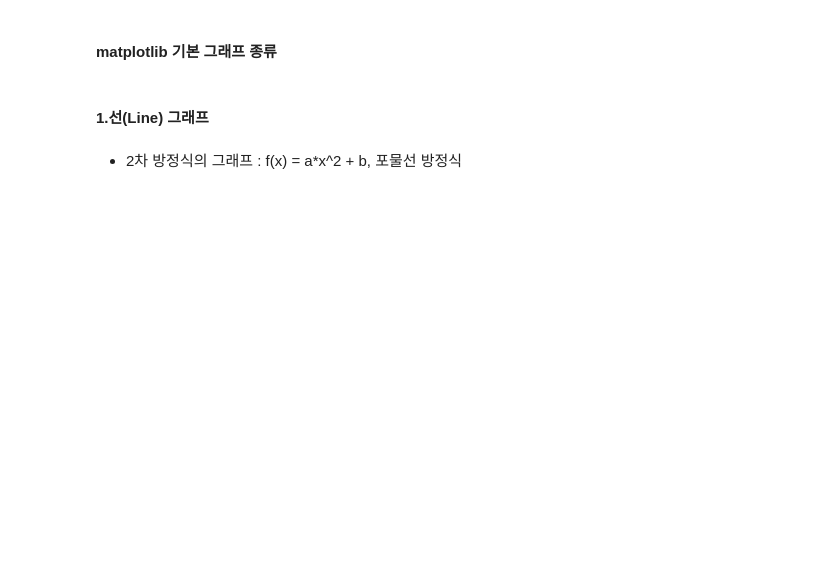
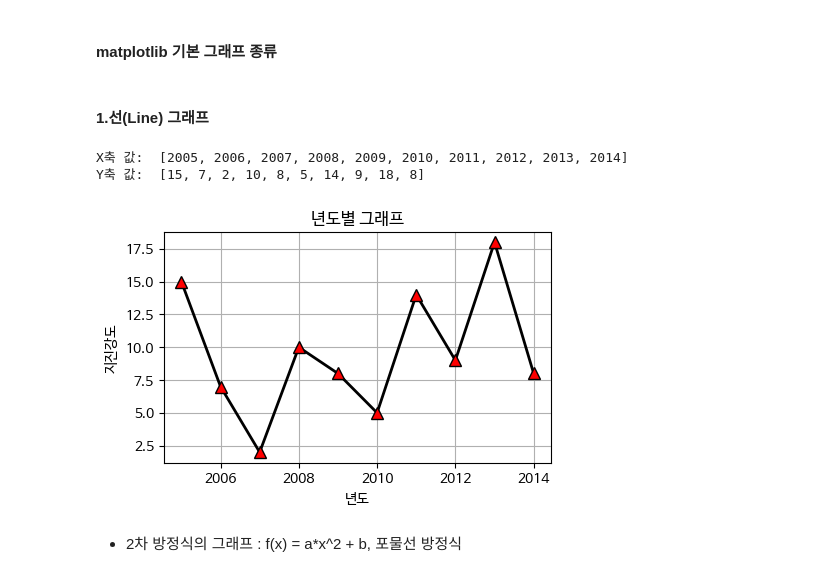
Before and after one commit to HYLee810/projectmanager, a Jupyter notebook: 2_데이터분석_02_라이브러리_실습.ipynb, the cells around one changed output. Saved outputs shown, nothing was run; the diff lists cells and outputs as text; code cells hidden in the pictures; blank space fills up the shorter version.

```diff
--- a/2_데이터분석_02_라이브러리_실습.ipynb
+++ b/2_데이터분석_02_라이브러리_실습.ipynb
@@ -1329,22 +1367,28 @@ plt.rcParams['font.family'] = 'NanumBarunGothic' # 방법2
 # %%
 import matplotlib.pyplot as plt
 
 plt.rcParams['figure.figsize'] = (5, 3)        # 그래프 크기(인치)
 plt.rcParams['axes.unicode_minus'] = False     # 그래프 축 마이너스 표시
 
 
-X = list(range(2005, 2015, 1))  # X좌표
+X = list(range(2005, 2015, 1))  # X좌표 2005~2015까지 1씩 증가
 Y = [15,7,2,10,8,5,14,9,18,8]   # Y좌표
 print('X축 값: ', X)
 print('Y축 값: ', Y)
 
 # plt.plot(X, Y)  # 기본 선 그래프
 # plt.plot(X, Y, linestyle='dashdot', color='r') # 빨간색 점선 그래프
 plt.plot(X, Y, color='k', marker='^', linestyle='solid',
-         linewidth=2, markersize=8, markerfacecolor='red')
+        linewidth=2, markersize=8, markerfacecolor='red') # XY만 순서를 지키고 나머지는 순서 상관 없
 plt.grid(True)
 plt.title('년도별 그래프')
+plt.xlabel('년도')
+plt.ylabel('지진강도')
 plt.show()
+# %% [output]
+X축 값:  [2005, 2006, 2007, 2008, 2009, 2010, 2011, 2012, 2013, 2014]
+Y축 값:  [15, 7, 2, 10, 8, 5, 14, 9, 18, 8]
+[figure, added]
 # %% [markdown]
 - 2차 방정식의 그래프 : f(x) = a*x^2 + b, 포물선 방정식
 # %%
```
Also changed, not shown: parts of 17 cells of this notebook.
